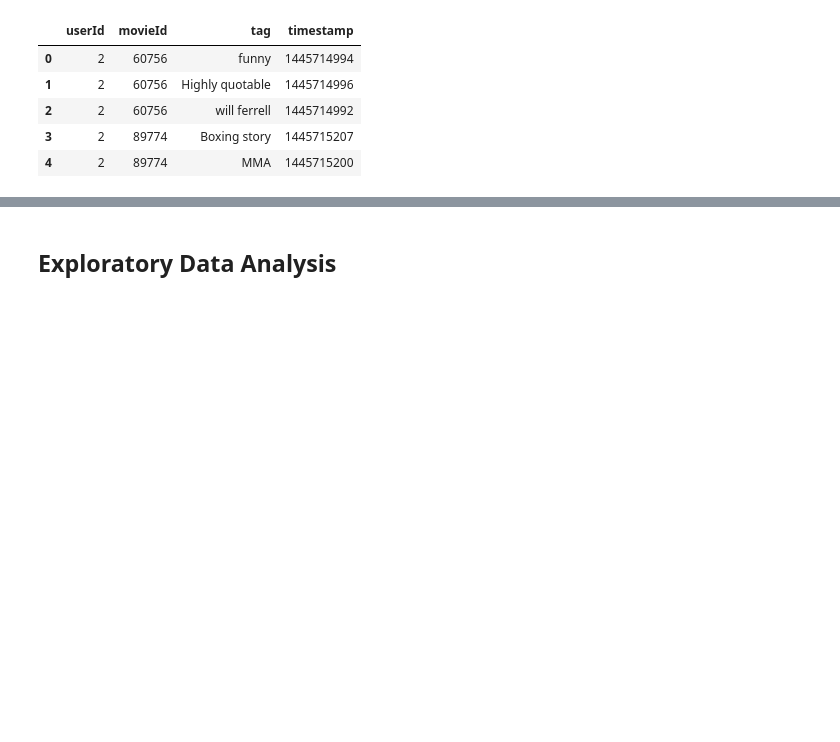
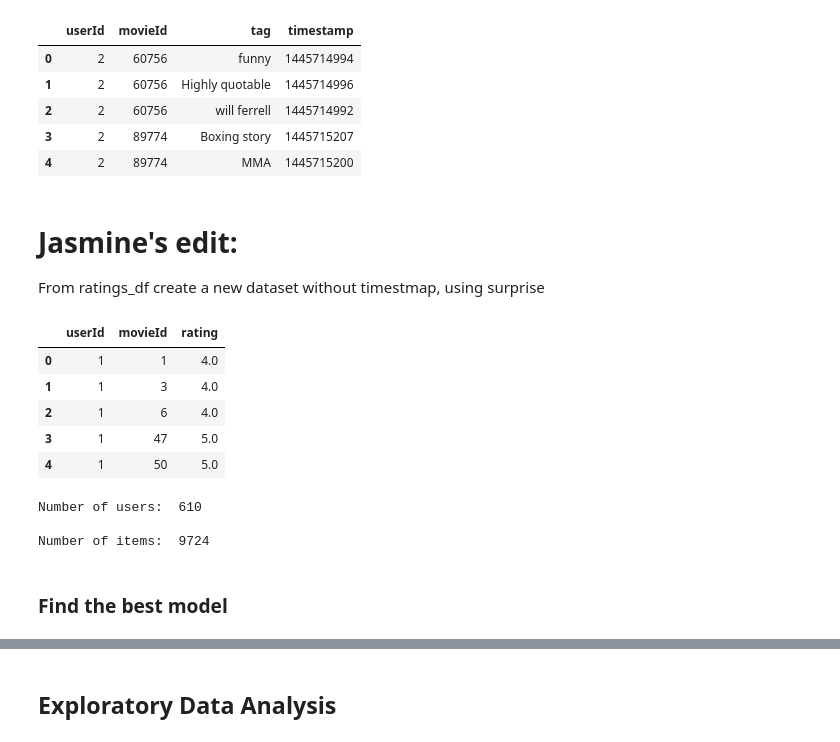
Before and after one commit to JasmineHuang25/rec-systems-project, a Jupyter notebook: Jasmine_notebook.ipynb, the cells around one changed output, grey strips where cells are left out. Saved outputs shown, nothing was run; the diff lists cells and outputs as text; code cells hidden in the pictures; blank space fills up the shorter version.

```diff
--- a/Jasmine_notebook.ipynb
+++ b/Jasmine_notebook.ipynb
@@ -18,10 +45,10 @@ from sklearn.linear_model import LinearRegression
 ### Initial Data
 # %%
 #the four csv files provided
-links_df = pd.read_csv('data/links.csv')
-movies_df = pd.read_csv('data/movies.csv')
-ratings_df = pd.read_csv('data/ratings.csv')
-tags_df = pd.read_csv('data/tags.csv')
+links_df = pd.read_csv('/content/gdrive/MyDrive/rec-systems-project/data/links.csv')
+movies_df = pd.read_csv('/content/gdrive/MyDrive/rec-systems-project/data/movies.csv')
+ratings_df = pd.read_csv('/content/gdrive/MyDrive/rec-systems-project/data/ratings.csv')
+tags_df = pd.read_csv('/content/gdrive/MyDrive/rec-systems-project/data/tags.csv')
 # %%
 links_df.head()
 # %% [output]
@@ -58,3 +85,18 @@ tags_df.head()
 | 2 | 2 | 60756 | will ferrell | 1445714992 |
 | 3 | 2 | 89774 | Boxing story | 1445715207 |
 | 4 | 2 | 89774 | MMA | 1445715200 |
+# %% [markdown]
+# Jasmine's edit:
+From ratings_df create a new dataset without timestmap, using surprise
+# %%
+# Drop timestamp
+
+new_rating_df= ratings_df.drop(columns='timestamp')
+new_rating_df.head()
+# %% [output]
+|  | userId | movieId | rating |
+| 0 | 1 | 1 | 4.0 |
+| 1 | 1 | 3 | 4.0 |
+| 2 | 1 | 6 | 4.0 |
+| 3 | 1 | 47 | 5.0 |
+| 4 | 1 | 50 | 5.0 |
@@ -60,0 +109,12 @@ tags_df.head()
+# %%
+# Check how many users and items
+
+dataset = data.build_full_trainset()
+print('Number of users: ', dataset.n_users, '\n')
+print('Number of items: ', dataset.n_items)
+# %% [output]
+Number of users:  610
+
+Number of items:  9724
+# %% [markdown]
+### Find the best model
```
Also changed, not shown: parts of 24 cells of this notebook.
